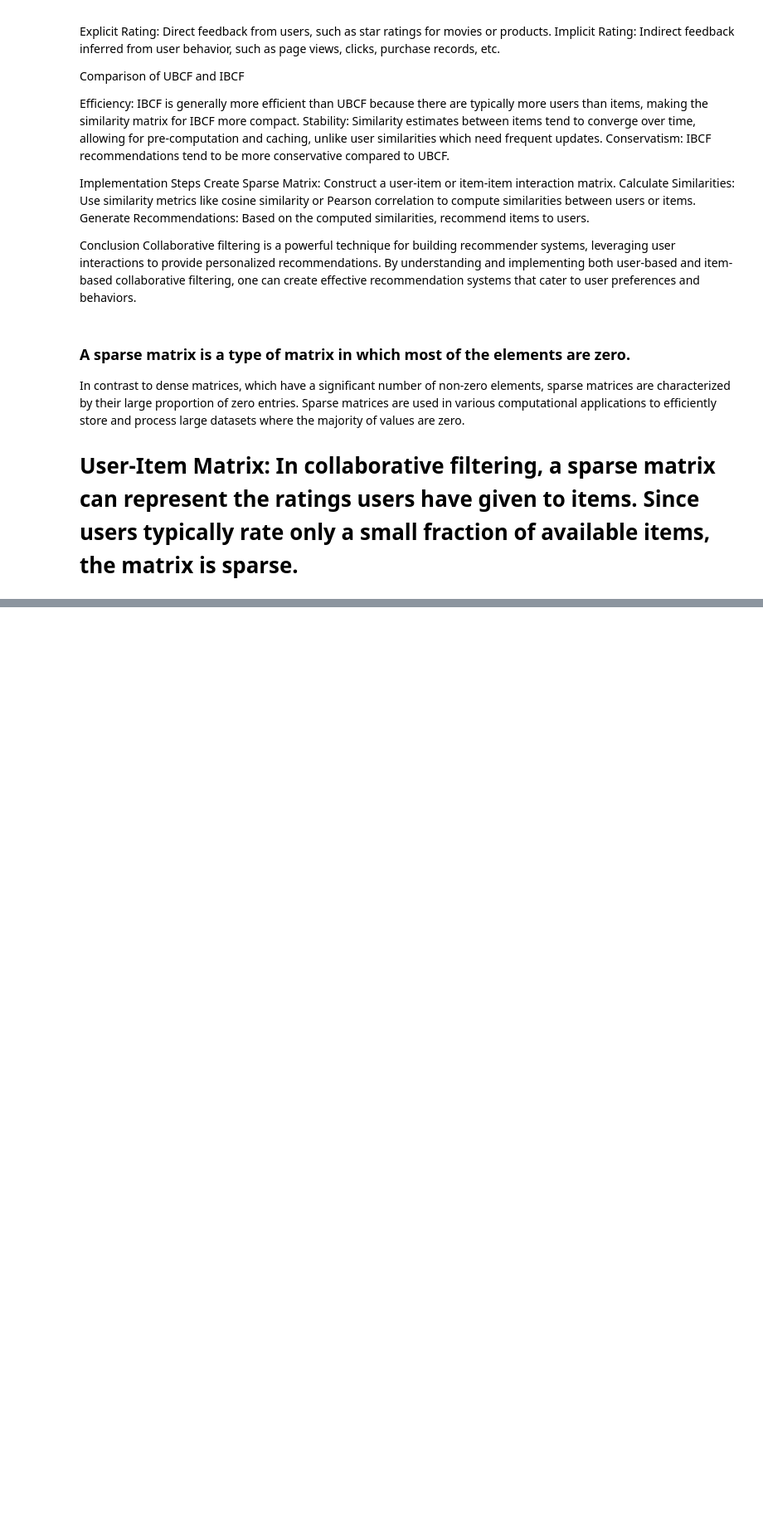
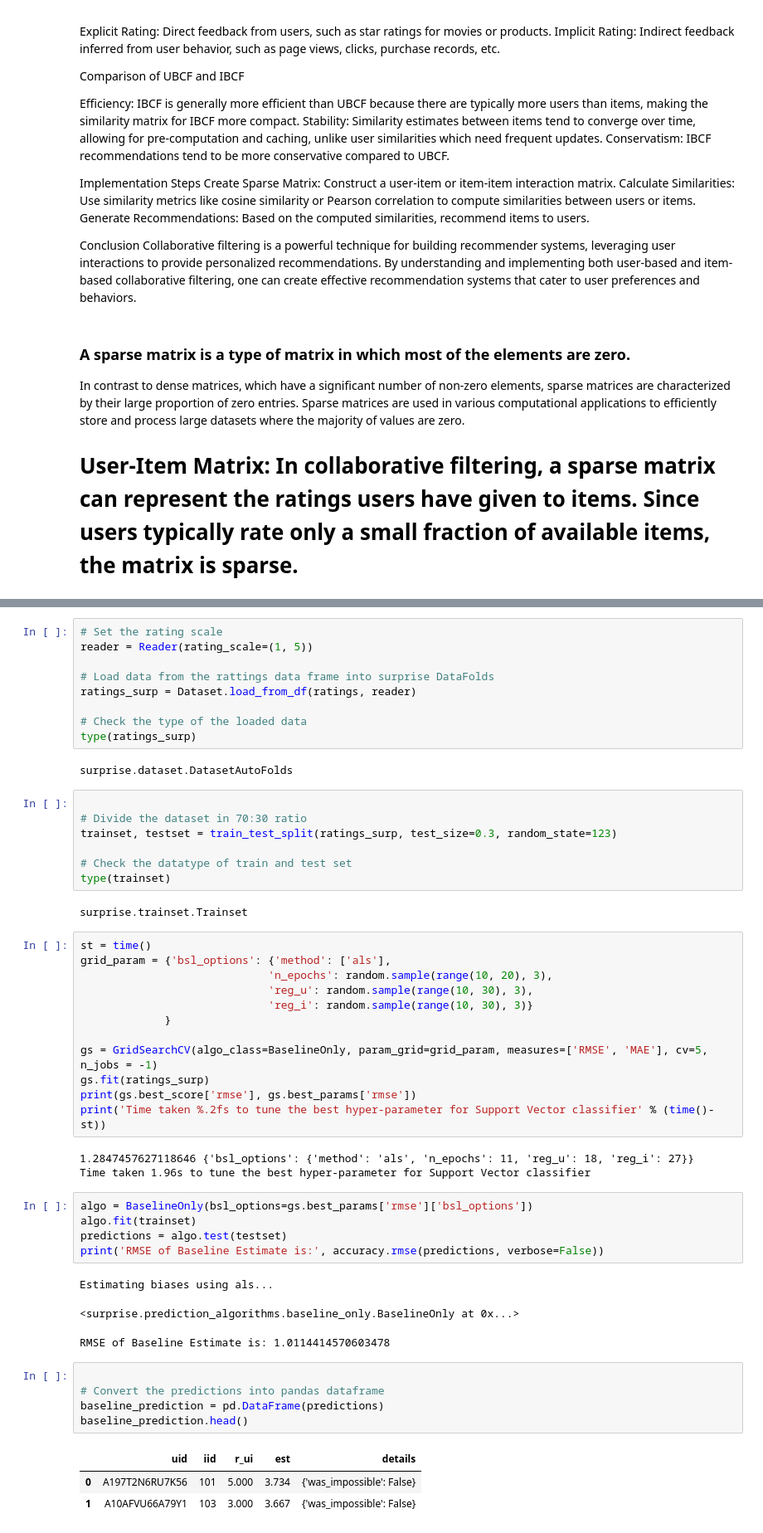
Before and after one commit to Bazinga97/Recommendation-system-, a Jupyter notebook: Amazon_Electronics_Recommendation.ipynb, the cells around one changed output, grey strips where cells are left out. Shown at 83% size. Saved outputs shown, nothing was run; the diff lists cells and outputs as text; blank space fills up the shorter version.

```diff
--- a/Amazon_Electronics_Recommendation.ipynb
+++ b/Amazon_Electronics_Recommendation.ipynb
@@ -695,0 +801,53 @@ item_10_neighbors.head(10
+# %%
+# Set the rating scale
+reader = Reader(rating_scale=(1, 5))
+
+# Load data from the rattings data frame into surprise DataFolds
+ratings_surp = Dataset.load_from_df(ratings, reader)
+
+# Check the type of the loaded data
+type(ratings_surp)
+# %% [output]
+surprise.dataset.DatasetAutoFolds
+# %%
+
+# Divide the dataset in 70:30 ratio
+trainset, testset = train_test_split(ratings_surp, test_size=0.3, random_state=123)
+
+# Check the datatype of train and test set
+type(trainset)
+# %% [output]
+surprise.trainset.Trainset
+# %%
+st = time()
+grid_param = {'bsl_options': {'method': ['als'],
+                             'n_epochs': random.sample(range(10, 20), 3),
+                             'reg_u': random.sample(range(10, 30), 3),
+                             'reg_i': random.sample(range(10, 30), 3)}
+             }
+
+gs = GridSearchCV(algo_class=BaselineOnly, param_grid=grid_param, measures=['RMSE', 'MAE'], cv=5, n_jobs = -1)
+gs.fit(ratings_surp)
+print(gs.best_score['rmse'], gs.best_params['rmse'])
+print('Time taken %.2fs to tune the best hyper-parameter for Support Vector classifier' % (time()-st))
+# %% [output]
+1.2847457627118646 {'bsl_options': {'method': 'als', 'n_epochs': 11, 'reg_u': 18, 'reg_i': 27}}
+Time taken 1.96s to tune the best hyper-parameter for Support Vector classifier
+# %%
+algo = BaselineOnly(bsl_options=gs.best_params['rmse']['bsl_options'])
+algo.fit(trainset)
+predictions = algo.test(testset)
+print('RMSE of Baseline Estimate is:', accuracy.rmse(predictions, verbose=False))
+# %% [output]
+Estimating biases using als...
+<surprise.prediction_algorithms.baseline_only.BaselineOnly at 0x...>
+RMSE of Baseline Estimate is: 1.0114414570603478
+# %%
+
+# Convert the predictions into pandas dataframe
+baseline_prediction = pd.DataFrame(predictions)
+baseline_prediction.head()
+# %% [output]
+|  | uid | iid | r_ui | est | details |
+| 0 | A197T2N6RU7K56 | 101 | 5.000 | 3.734 | {'was_impossible': False} |
+| 1 | A10AFVU66A79Y1 | 103 | 3.000 | 3.667 | {'was_impossible': False} |
```
Also changed, not shown: parts of 13 cells of this notebook.
